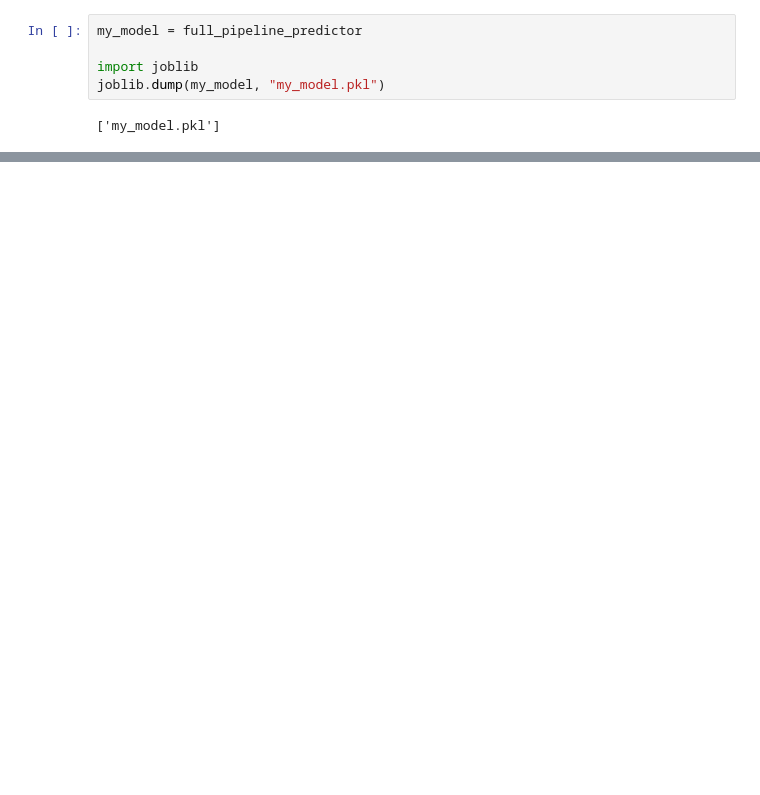
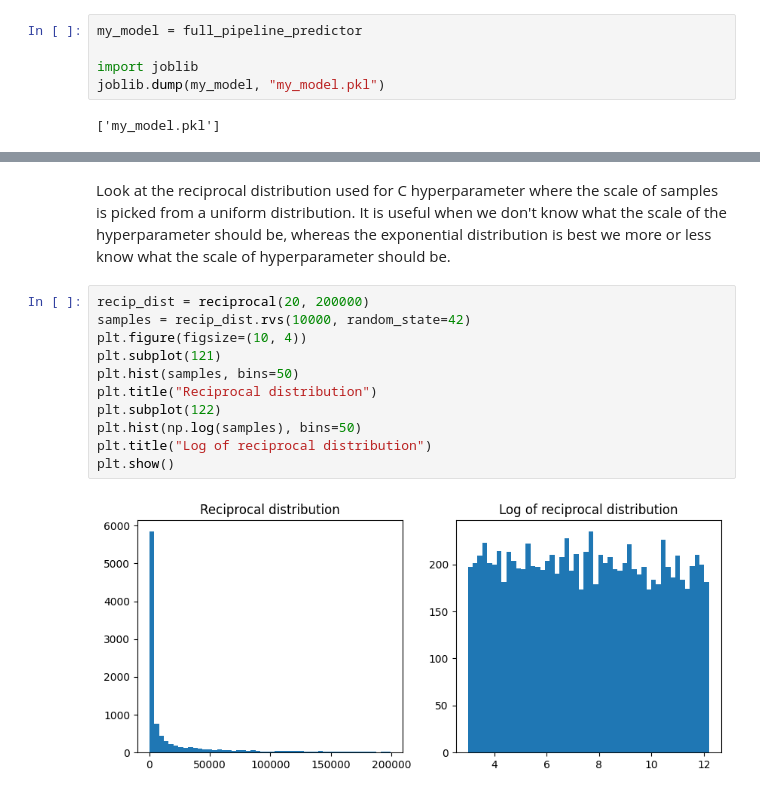
Before and after one commit to tanjatom/MachineLearning, a Jupyter notebook: Regression/housing-prices-California.ipynb, the cells around one changed output, grey strips where cells are left out. Cells and saved outputs as stored; diff of their text form; blank space fills up the shorter version.

```diff
--- a/Regression/housing-prices-California.ipynb
+++ b/Regression/housing-prices-California.ipynb
@@ -798,0 +876,15 @@ grid_search.best_params_
+# %% [markdown]
+Look at the reciprocal distribution used for C hyperparameter where the scale of samples is picked from a uniform distribution. It is useful when we don't know what the scale of the hyperparameter should be, whereas the exponential distribution is best we more or less know what the scale of hyperparameter should be.
+# %%
+recip_dist = reciprocal(20, 200000)
+samples = recip_dist.rvs(10000, random_state=42)
+plt.figure(figsize=(10, 4))
+plt.subplot(121)
+plt.hist(samples, bins=50)
+plt.title("Reciprocal distribution")
+plt.subplot(122)
+plt.hist(np.log(samples), bins=50)
+plt.title("Log of reciprocal distribution")
+plt.show()
+# %% [output]
+[figure, added]
```
Also changed, not shown: parts of 29 cells of this notebook.
